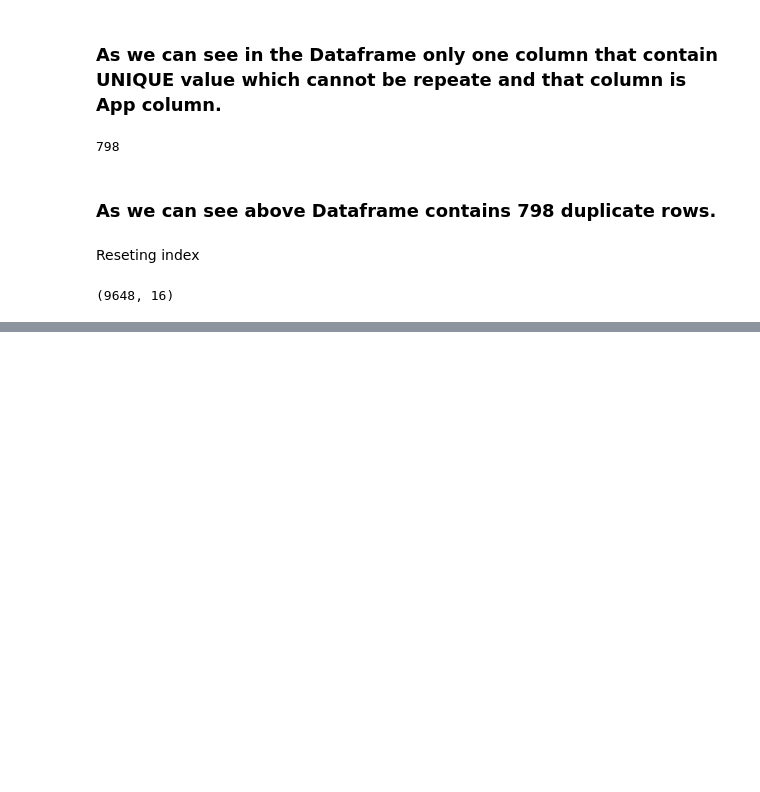
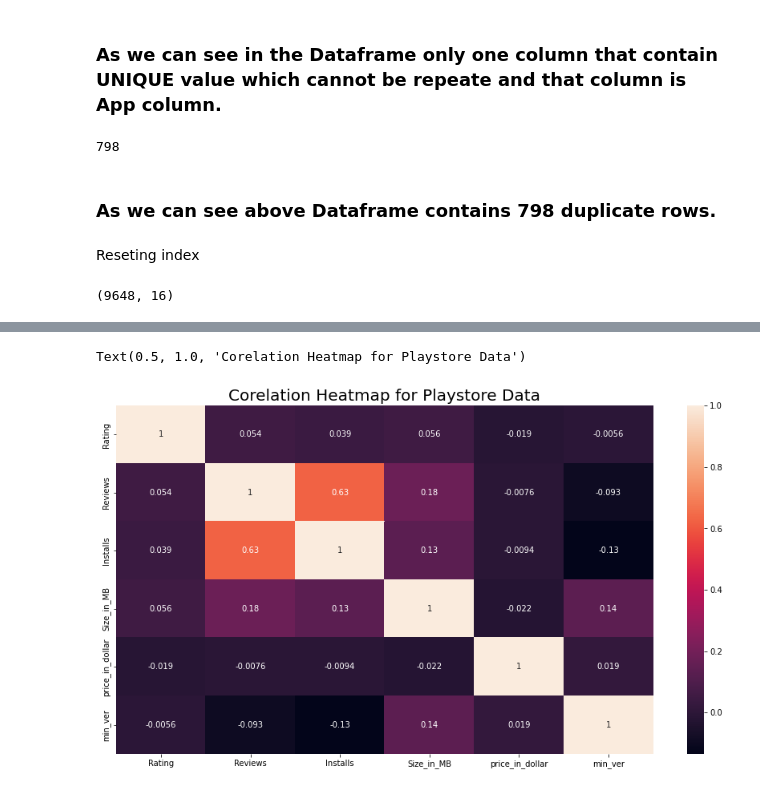
Before and after one commit to subodhsd/Play-Store-Analysis, a Jupyter notebook: Play_Store_App_Review_Analysis_Final.ipynb, the cells around one changed output, grey strips where cells are left out. Drawn from its saved outputs; the diff is of its cells as text; code cells hidden in the pictures; blank space fills up the shorter version.

```diff
--- a/Play_Store_App_Review_Analysis_Final.ipynb
+++ b/Play_Store_App_Review_Analysis_Final.ipynb
@@ -376,0 +463,8 @@ df.shape
+# %%
+# Heat map for play_store
+plt.rcParams['figure.figsize'] = (15, 8)
+sns.heatmap(df.corr(), annot= True)
+plt.title('Corelation Heatmap for Playstore Data', size=20)
+# %% [output]
+Text(0.5, 1.0, 'Corelation Heatmap for Playstore Data')
+[figure, added]
```
Also changed, not shown: parts of 51 cells of this notebook.
